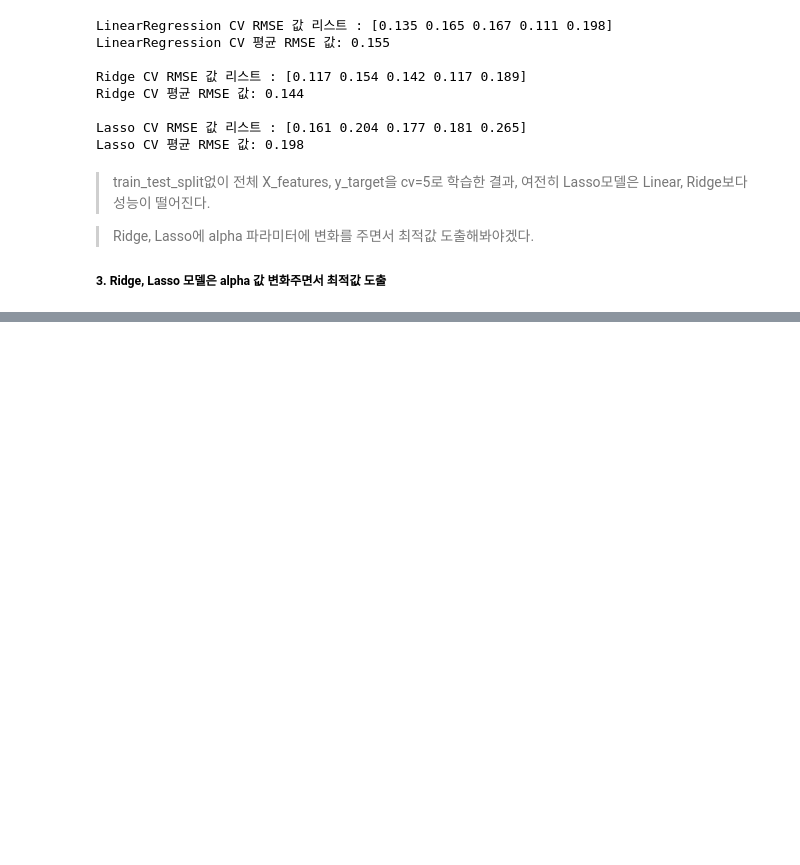
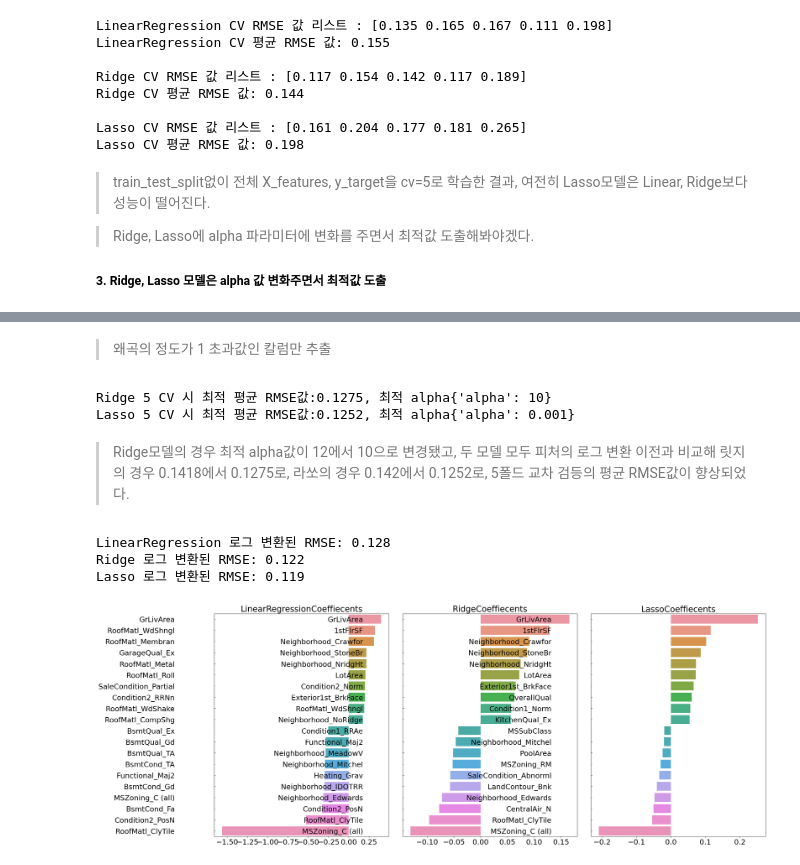
Before and after one commit to Jeeunun/Algorithms, a Jupyter notebook: 1.ML/1.Supervised_Learning/2.Estimation/1.Linear_Regression/Regression-House_prices_dataset.ipynb, the cells around one changed output, grey strips where cells are left out. Saved outputs shown, nothing was run; the diff lists cells and outputs as text; code cells hidden in the pictures; blank space fills up the shorter version.

```diff
--- a/1.ML/1.Supervised_Learning/2.Estimation/1.Linear_Regression/Regression-House_prices_dataset.ipynb
+++ b/1.ML/1.Supervised_Learning/2.Estimation/1.Linear_Regression/Regression-House_prices_dataset.ipynb
@@ -271,0 +320,12 @@ from sklearn.model_selection import GridSearchCV
+# %%
+from scipy.stats import skew
+
+# object가 아닌 숫자형 피처의 칼럼 index 객체 추출
+features_index = house_df.dtypes[house_df.dtypes != 'object'].index
+
+# house_df에 칼럼 index를 []로 입력하면 해당하는 칼럼 데이터 세트 반환. apply lambda로 skew() 호출
+skew_features = house_df[features_index].apply(lambda x : skew(x))
+
+# skew(왜곡) 정도가 1 이상인 칼럼만 추출.
+skew_features_top = skew_features[skew_features > 1]
+print(skew_features_top.sort_values(ascending=False))
@@ -271,0 +353,43 @@ from sklearn.model_selection import GridSearchCV
+# %% [markdown]
+> 왜곡의 정도가 1 초과값인 칼럼만 추출
+# %%
+# 로그변환
+house_df[skew_features_top.index] = np.log1p(house_df[skew_features_top.index])
+# %%
+# 왜곡 정도가 높은 피처를 로그변환 했으므로 다시 원-핫 인코딩을 적용하고 피처/타킷 데이터 세트 생성.
+house_df_ohe = pd.get_dummies(house_df)
+y_target = house_df_ohe['SalePrice']
+X_features = house_df_ohe.drop('SalePrice', axis=1, inplace=False)
+X_train, X_test, y_train, y_test = train_test_split(X_features, y_target, test_size=0.2, random_state=156)
+
+# 피처를 로그 변환 후 다시 최적 하이퍼 파라미터와 RMSE 출력
+ridge_params = {'alpha': [0.05,0.1,1,5,8,10,12,15,20]}
+lasso_params = {'alpha':[0.001,0.005,0.008,0.05,0.03,0.1,0.5,1,5,10]}
+print_best_params(ridge_reg, ridge_params)
+print_best_params(lasso_reg, lasso_params)
+# %% [output]
+Ridge 5 CV 시 최적 평균 RMSE값:0.1275, 최적 alpha{'alpha': 10}
+Lasso 5 CV 시 최적 평균 RMSE값:0.1252, 최적 alpha{'alpha': 0.001}
+# %% [markdown]
+> Ridge모델의 경우 최적 alpha값이 12에서 10으로 변경됐고, 두 모델 모두 피처의 로그 변환 이전과 비교해 릿지의 경우 0.1418에서 0.1275로, 라쏘의 경우 0.142에서 0.1252로, 5폴드 교차 검등의 평균 RMSE값이 향상되었다.
+# %%
+# 피처 로그변환 후(왜곡완화 후) + 최적 alpha값으로 학습데이터로 학습, 테스트 데이터로 예측 및 평가 수행.
+lr_reg = LinearRegression()
+lr_reg.fit(X_train, y_train)
+ridge_reg = Ridge(alpha=10)
+ridge_reg.fit(X_train, y_train)
+lasso_reg = Lasso(alpha=0.001)
+lasso_reg.fit(X_train, y_train)
+
+# 모든 모델의 RMSE 출력
+models = [lr_reg, ridge_reg, lasso_reg]
+get_rmses(models)
+
+# 모든 모델의 회귀계수 시각화
+models = [lr_reg, ridge_reg, lasso_reg]
+visualize_coefficient(models)
+# %% [output]
+LinearRegression 로그 변환된 RMSE: 0.128
+Ridge 로그 변환된 RMSE: 0.122
+Lasso 로그 변환된 RMSE: 0.119
+[figure, added]
```
Also changed, not shown: parts of 25 cells of this notebook.
